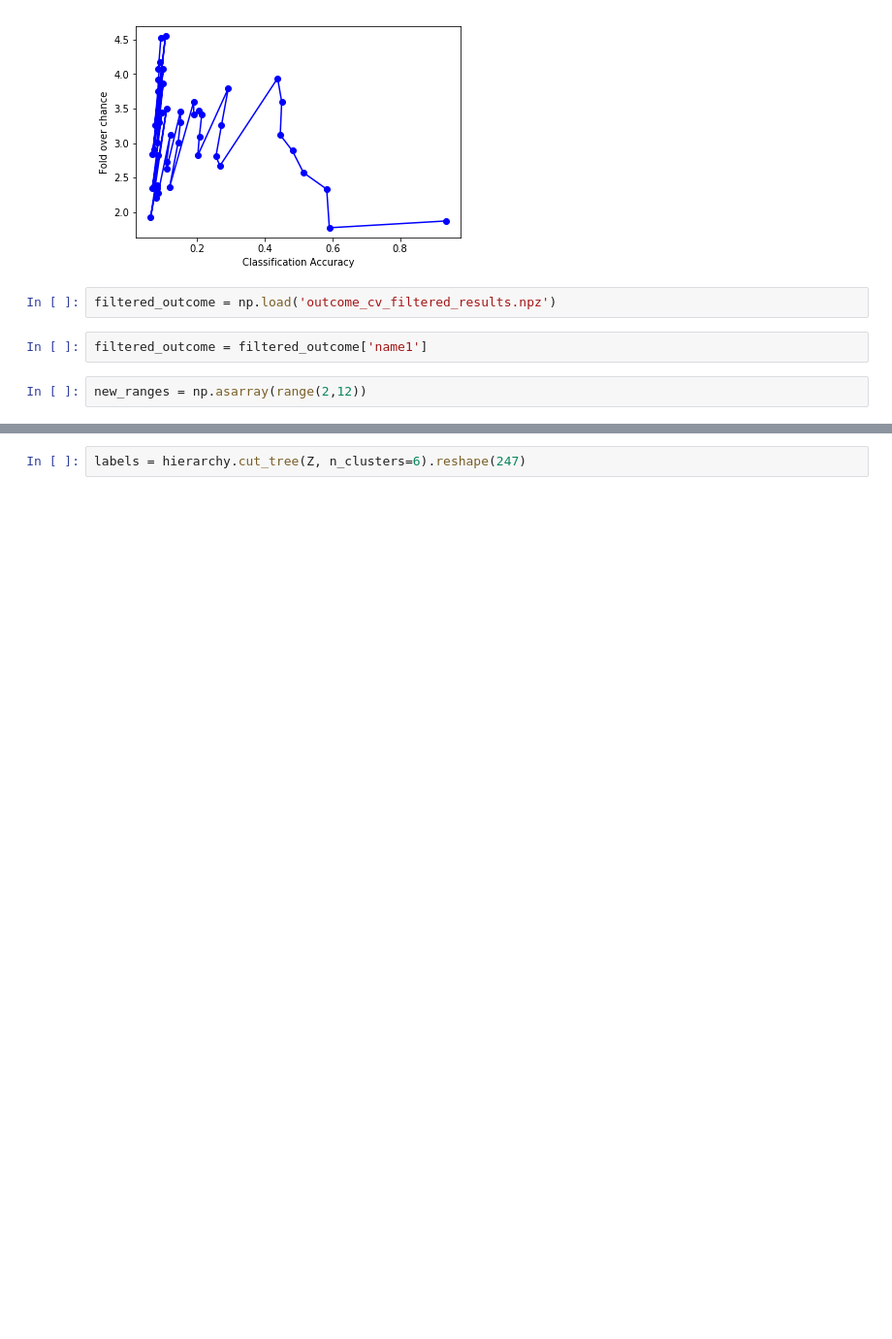
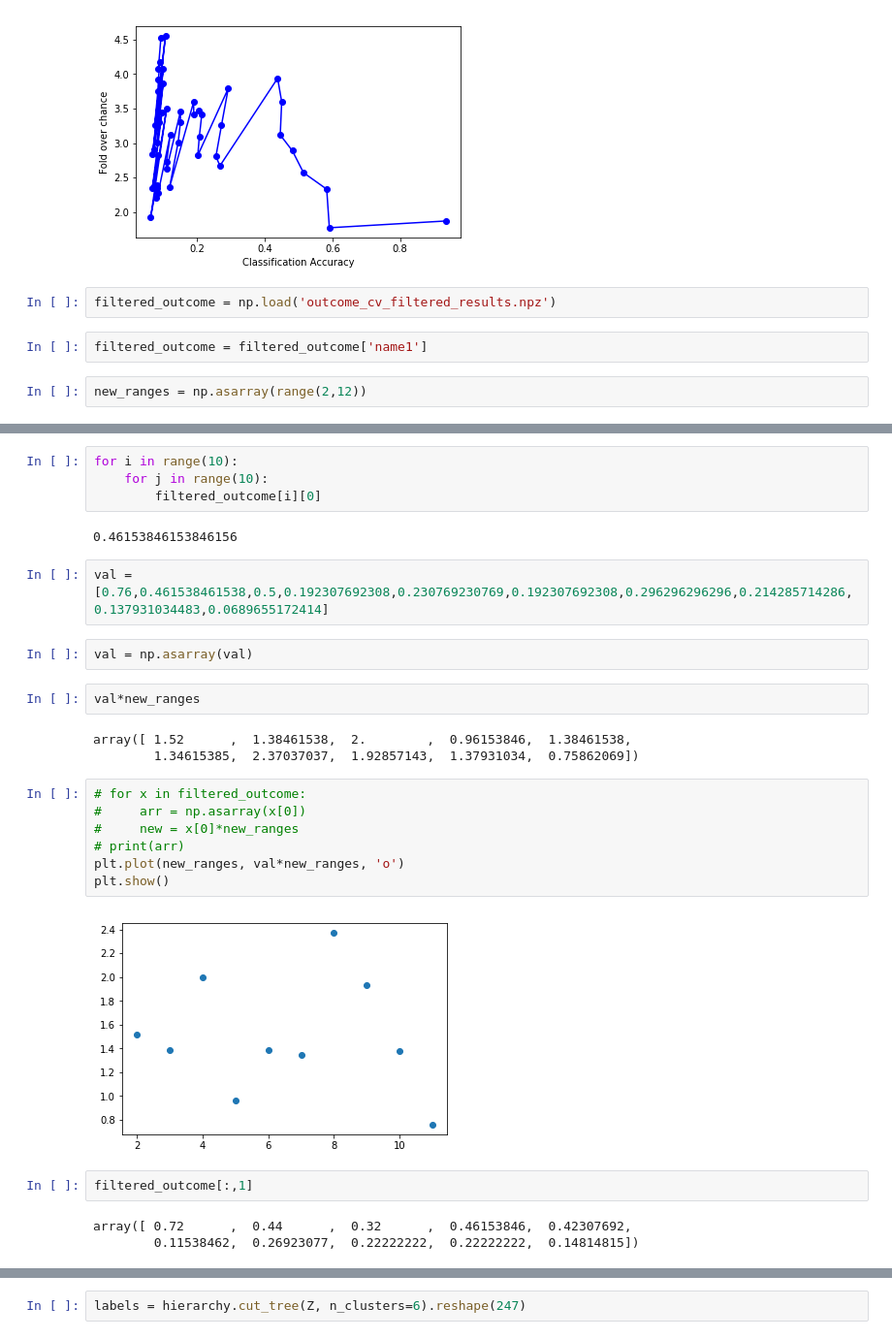
Before and after one commit to BouchardLab/ML_4_prec_prognosis, a Jupyter notebook: bin/outcome_clustering_plot.ipynb, the cells around one changed output, grey strips where cells are left out. Shown at 97% size. Drawn from its saved outputs; the diff is of its cells as text; blank space fills up the shorter version.

```diff
--- a/bin/outcome_clustering_plot.ipynb
+++ b/bin/outcome_clustering_plot.ipynb
@@ -95,0 +112,29 @@ plt.show()
+# %%
+for i in range(10):
+    for j in range(10):
+        filtered_outcome[i][0]
+# %% [output]
+0.46153846153846156
+# %%
+val = [0.76,0.461538461538,0.5,0.192307692308,0.230769230769,0.192307692308,0.296296296296,0.214285714286,0.137931034483,0.0689655172414]
+# %%
+val = np.asarray(val)
+# %%
+val*new_ranges
+# %% [output]
+array([ 1.52      ,  1.38461538,  2.        ,  0.96153846,  1.38461538,
+        1.34615385,  2.37037037,  1.92857143,  1.37931034,  0.75862069])
+# %%
+# for x in filtered_outcome:
+#     arr = np.asarray(x[0])
+#     new = x[0]*new_ranges
+# print(arr)
+plt.plot(new_ranges, val*new_ranges, 'o')
+plt.show()
+# %% [output]
+[figure, added]
+# %%
+filtered_outcome[:,1]
+# %% [output]
+array([ 0.72      ,  0.44      ,  0.32      ,  0.46153846,  0.42307692,
+        0.11538462,  0.26923077,  0.22222222,  0.22222222,  0.14814815])
```
Also changed, not shown: parts of 32 cells of this notebook, 1 other file.
